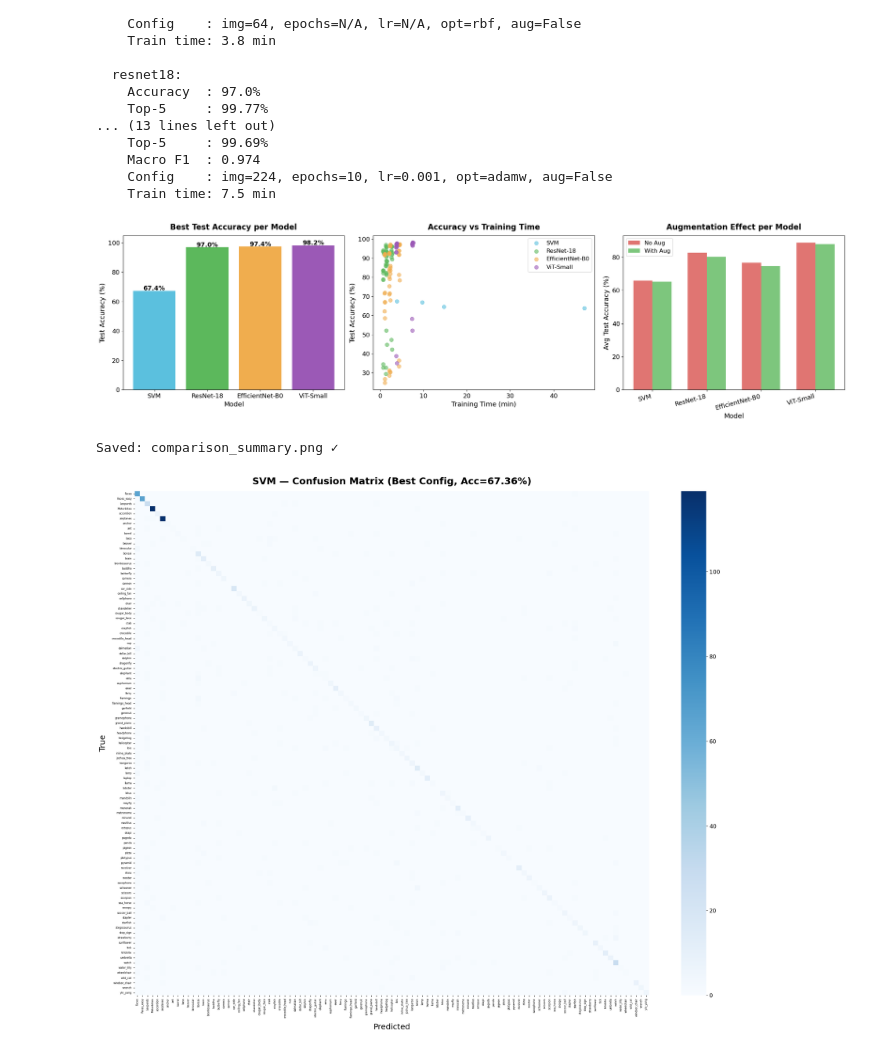
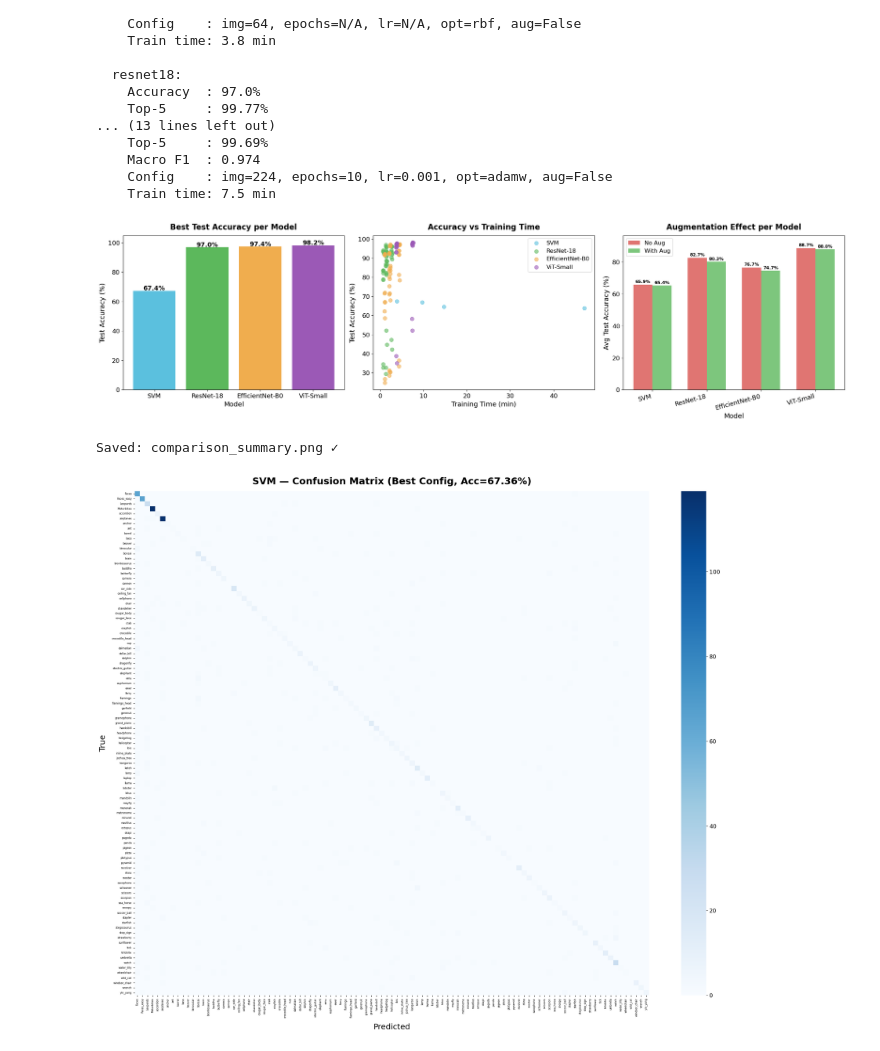
Before and after one commit to CindySun0309/SHBT261_miniproject1, a Jupyter notebook: final_code.ipynb, the cells around one changed output. Drawn from its saved outputs; the diff is of its cells as text; code cells hidden in the pictures.

```diff
--- a/final_code.ipynb
+++ b/final_code.ipynb
@@ -866,36 +866,47 @@ for model_name in MODEL_ORDER:
                color=colors.get(model_name, "gray"), s=60)
 ax.set_xlabel("Training Time (min)", fontsize=LABEL_SIZE)
 ax.set_ylabel("Test Accuracy (%)", fontsize=LABEL_SIZE)
 ax.set_title("Accuracy vs Training Time", fontsize=TITLE_SIZE, fontweight="bold", pad=12)
 ax.tick_params(axis="both", labelsize=TICK_SIZE)
 ax.legend(fontsize=LEGEND_SIZE)
 
 # ── Plot 3: Augmentation effect ───────────────────────────────────
 ax = axes[2]
 aug_effect = results_df.groupby(["model", "augment"])["test_acc_%"].mean().unstack()
 aug_effect.index = pd.CategoricalIndex(aug_effect.index, categories=MODEL_ORDER, ordered=True)
 aug_effect = aug_effect.sort_index()
 
 if True in aug_effect.columns and False in aug_effect.columns:
     x = np.arange(len(aug_effect))
     w = 0.35
-    ax.bar(x - w/2, aug_effect[False], width=w, label="No Aug",   color="#d9534f", alpha=0.8)
-    ax.bar(x + w/2, aug_effect[True],  width=w, label="With Aug", color="#5cb85c", alpha=0.8)
+
+    bars_no_aug   = ax.bar(x - w/2, aug_effect[False], width=w, label="No Aug",   color="#d9534f", alpha=0.8)
+    bars_with_aug = ax.bar(x + w/2, aug_effect[True],  width=w, label="With Aug", color="#5cb85c", alpha=0.8)
+
+    for bar, val in zip(bars_no_aug, aug_effect[False]):
+        ax.text(bar.get_x() + bar.get_width() / 2, val + 0.3,
+                f"{val:.1f}%", ha="center", va="bottom", fontsize=9, fontweight="bold")
+
+    for bar, val in zip(bars_with_aug, aug_effect[True]):
+        ax.text(bar.get_x() + bar.get_width() / 2, val + 0.3,
+                f"{val:.1f}%", ha="center", va="bottom", fontsize=9, fontweight="bold")
+
     ax.set_xticks(x)
     ax.set_xticklabels([MODEL_LABELS[m] for m in aug_effect.index],
                        rotation=15, ha="right", fontsize=TICK_SIZE)
     ax.set_ylabel("Avg Test Accuracy (%)", fontsize=LABEL_SIZE)
     ax.set_xlabel("Model", fontsize=LABEL_SIZE)
     ax.set_title("Augmentation Effect per Model", fontsize=TITLE_SIZE, fontweight="bold", pad=12)
     ax.tick_params(axis="y", labelsize=TICK_SIZE)
     ax.legend(fontsize=LEGEND_SIZE)
+    ax.set_ylim(0, aug_effect.values.max() + 8)  # extra headroom for annotations
 
 plt.tight_layout()
 plt.savefig(FIG_DIR / "comparison_summary.png", dpi=150, bbox_inches="tight")
 plt.show()
 print("Saved: comparison_summary.png ✓")
 # %% [output]
-[figure, old version]
+[figure, new version]
 Saved: comparison_summary.png ✓
 # %%
 # Confusion Matrix for Best Config of Each Model
```
Also changed, not shown: parts of 2 cells of this notebook, 7 other files.
